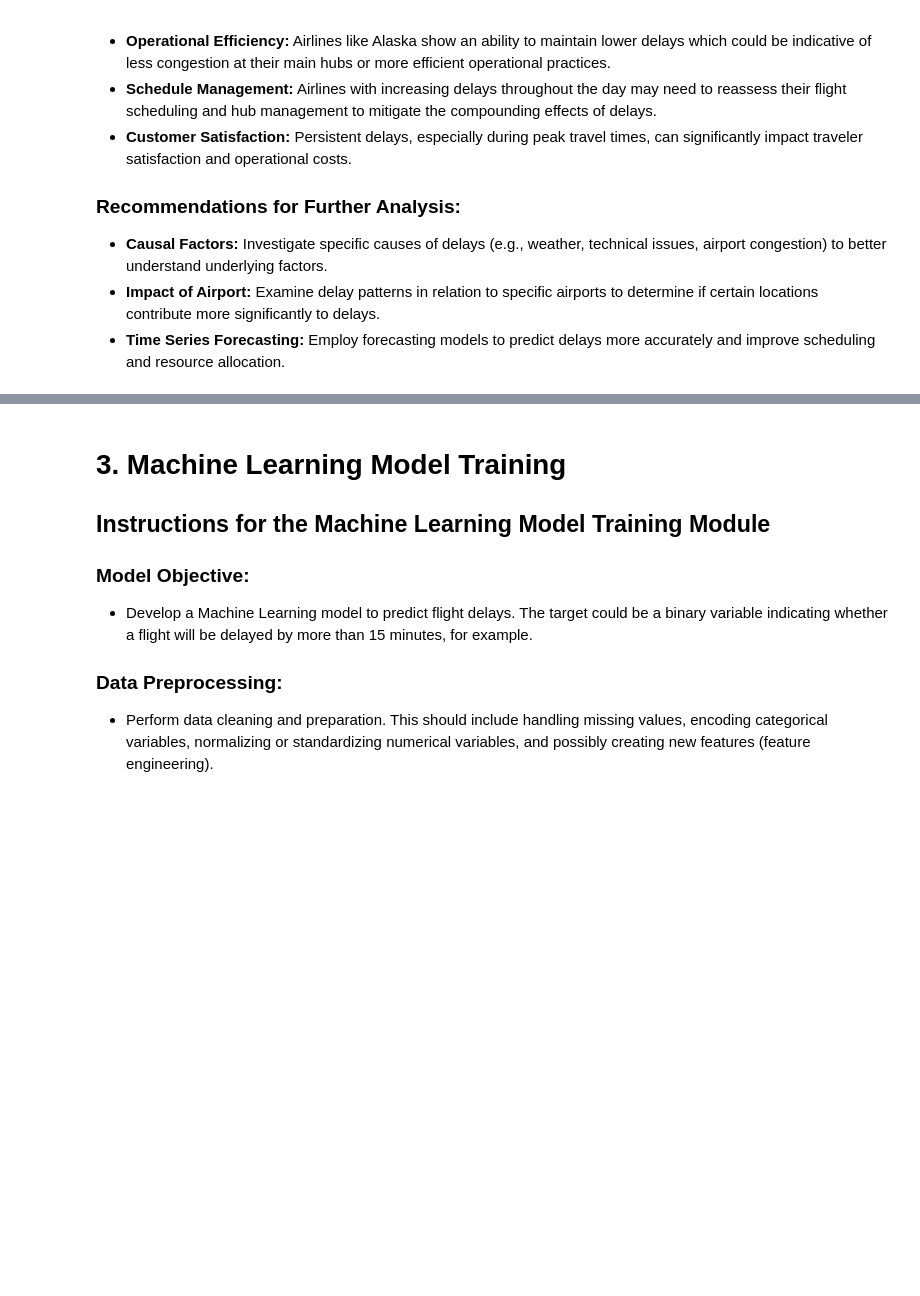
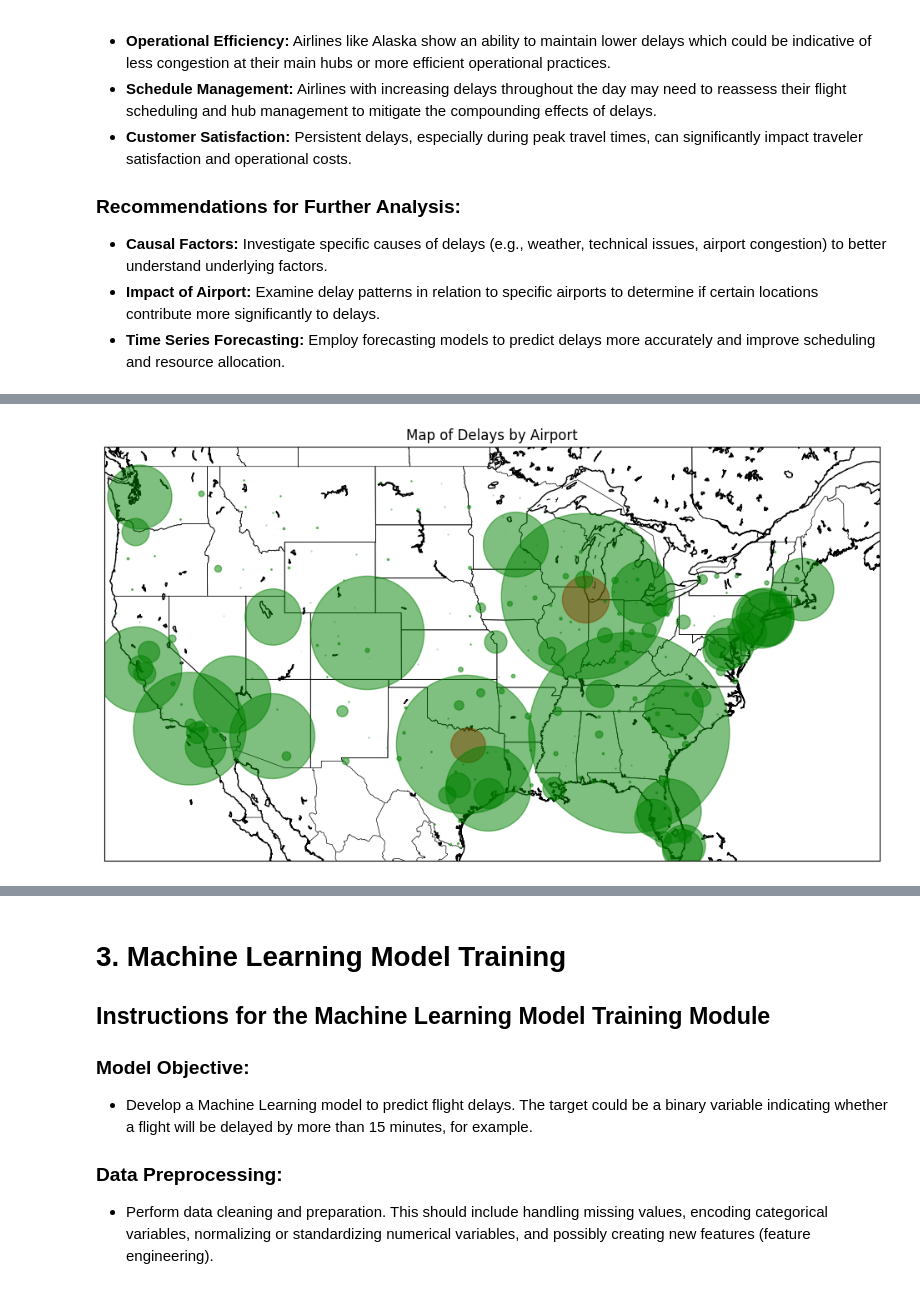
Before and after one commit to MarceloDL-A/google_colab_Shopee, a Jupyter notebook: Cópia_de_D&N_Teste_de_Conhecimentos_em_Dados.ipynb, the cells around one changed output, grey strips where cells are left out. Drawn from its saved outputs; the diff is of its cells as text; code cells hidden in the pictures; blank space fills up the shorter version.

```diff
--- a/Cópia_de_D&N_Teste_de_Conhecimentos_em_Dados.ipynb
+++ b/Cópia_de_D&N_Teste_de_Conhecimentos_em_Dados.ipynb
@@ -608,0 +598,15 @@ Insights:
+# %%
+# Assuming 'DEPARTURE_DELAY' > 0 indicates a delay
+flights_data['is_delayed'] = flights_data['DEPARTURE_DELAY'] > 0
+# Aggregate delay data by airport
+"""
+Using the mean allows for easy interpretation of the delay percentage. The mean of a binary variable (0 for
+no delay, 1 for delay) directly represents the proportion of occurrences where the event (delay) happens. In
+this case, it represents the proportion of flights that are delayed out of all flights departing from a
+particular airport.
+"""
+delay_data = flights_data.groupby('ORIGIN_AIRPORT')['is_delayed'].agg(['mean', 'count']).reset_index()
+delay_data.rename(columns={'mean': 'delay_percentage', 'count': 'total_flights'}, inplace=True)
+
+# Merge delay data with airport data
+airport_delays = pd.merge(airports_data, delay_data, left_on='IATA_CODE', right_on='ORIGIN_AIRPORT')
@@ -608,0 +622,21 @@ Insights:
+# %%
+import matplotlib.pyplot as plt
+from mpl_toolkits.basemap import Basemap
+
+plt.figure(figsize=(12, 8))
+map = Basemap(projection='merc', llcrnrlat=25, urcrnrlat=50, llcrnrlon=-125, urcrnrlon=-65, lat_ts=20, resolution='i')
+map.drawcoastlines()
+map.drawcountries()
+map.drawstates()
+
+# Plotting each airport; size reflects the number of flights, color reflects delay percentage
+for index, row in airport_delays.iterrows():
+    x, y = map(row['LONGITUDE'], row['LATITUDE'])
+    size = row['total_flights'] * 0.0005  # Scale size for visibility
+    color = 'red' if row['delay_percentage'] > 0.5 else 'green'  # Delay more than 50%
+    map.plot(x, y, 'o', markersize=size, color=color, alpha=0.5)
+
+plt.title('Map of Delays by Airport')
+plt.show()
+# %% [output]
+[figure, added]
```
Also changed, not shown: parts of 6 cells of this notebook.
